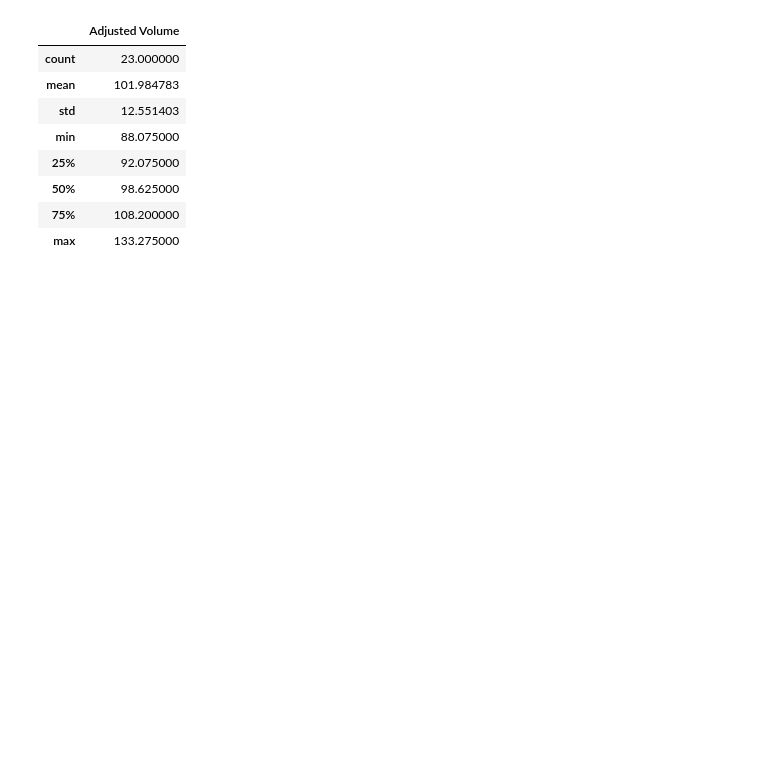
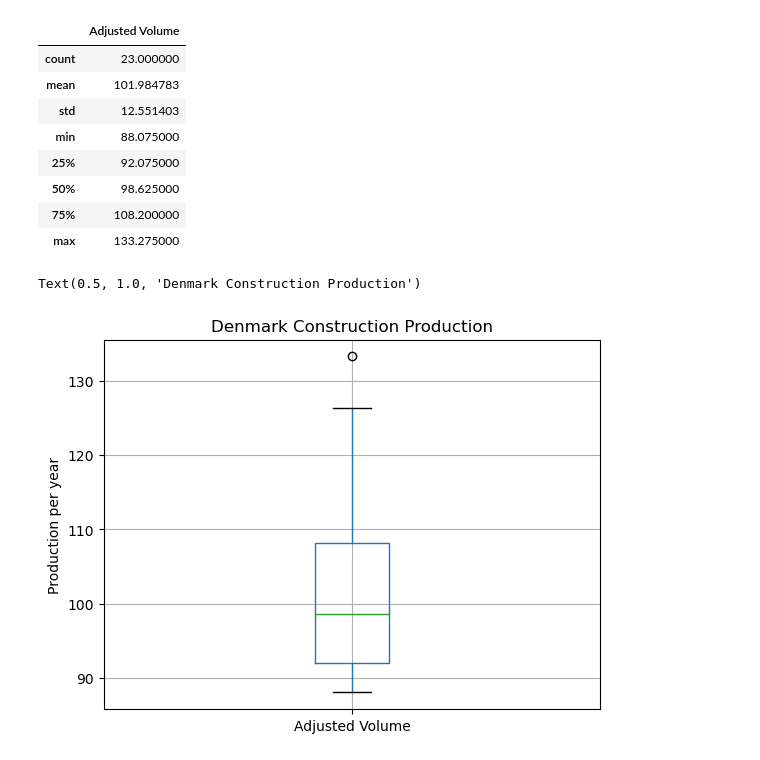
Before and after one commit to sbs23060/POC-CA2, a Jupyter notebook: Statistics_CA2.ipynb, the cells around one changed output. Saved outputs shown, nothing was run; the diff lists cells and outputs as text; code cells hidden in the pictures; blank space fills up the shorter version.

```diff
--- a/Statistics_CA2.ipynb
+++ b/Statistics_CA2.ipynb
@@ -190,4 +238,12 @@ df_denmark.describe()     # Basic statistical info for Denmark data
 | 50% | 98.625000 |
 | 75% | 108.200000 |
 | max | 133.275000 |
+# %%
+df_denmark.boxplot()
+
+plt.ylabel('Production per year')
+plt.title('Denmark Construction Production')   # Data skews slightly to the left but more normally distributed than Ireland
+# %% [output]
+Text(0.5, 1.0, 'Denmark Construction Production')
+[figure, added]
 # %%
```
Also changed, not shown: parts of 14 cells of this notebook.
